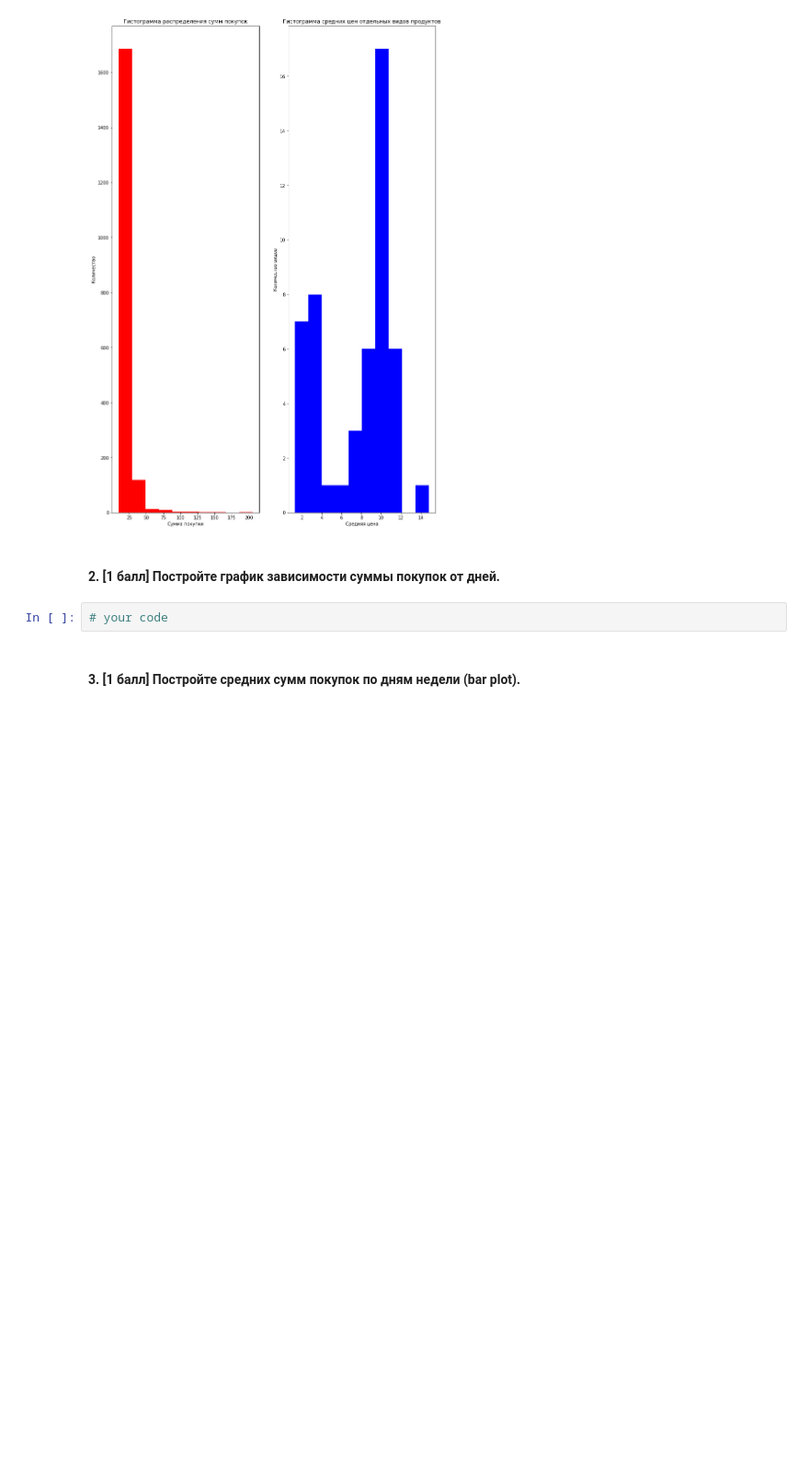
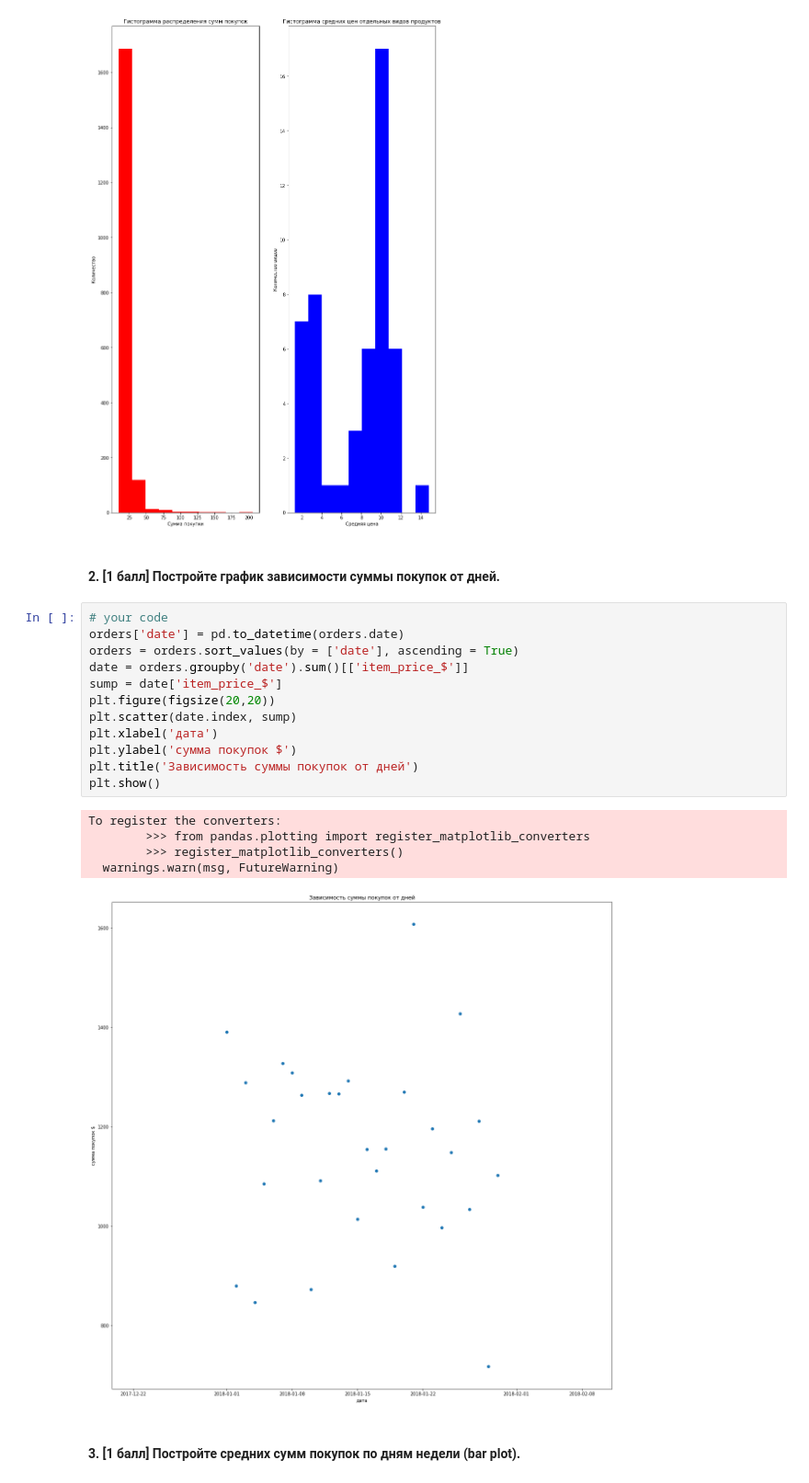
Before and after one commit to hse-mlearn/ha-01-KostyaEsyutin, a Jupyter notebook: hw1.ipynb, the cells around one changed output. Shown: that part at 92% size. Cells and saved outputs as stored; diff of their text form; blank space fills up the shorter version.

```diff
--- a/hw1.ipynb
+++ b/hw1.ipynb
@@ -375,8 +375,24 @@ plt.show()
 [figure]
 # %% [markdown]
 #### 2. [1 балл] Постройте график зависимости суммы покупок от дней.
-# %%
-# your code
+# %%
+# your code
+orders['date'] = pd.to_datetime(orders.date)
+orders = orders.sort_values(by = ['date'], ascending = True)
+date = orders.groupby('date').sum()[['item_price_$']]
+sump = date['item_price_$']
+plt.figure(figsize(20,20))
+plt.scatter(date.index, sump)
+plt.xlabel('дата')
+plt.ylabel('сумма покупок $')
+plt.title('Зависимость суммы покупок от дней')
+plt.show()
+# %% [output]
+To register the converters:
+        >>> from pandas.plotting import register_matplotlib_converters
+        >>> register_matplotlib_converters()
+  warnings.warn(msg, FutureWarning)
+[figure, added]
 # %% [markdown]
 #### 3. [1 балл] Постройте средних сумм покупок по дням недели (bar plot).
 # %%
```
Also changed, not shown: parts of 2 cells of this notebook.
